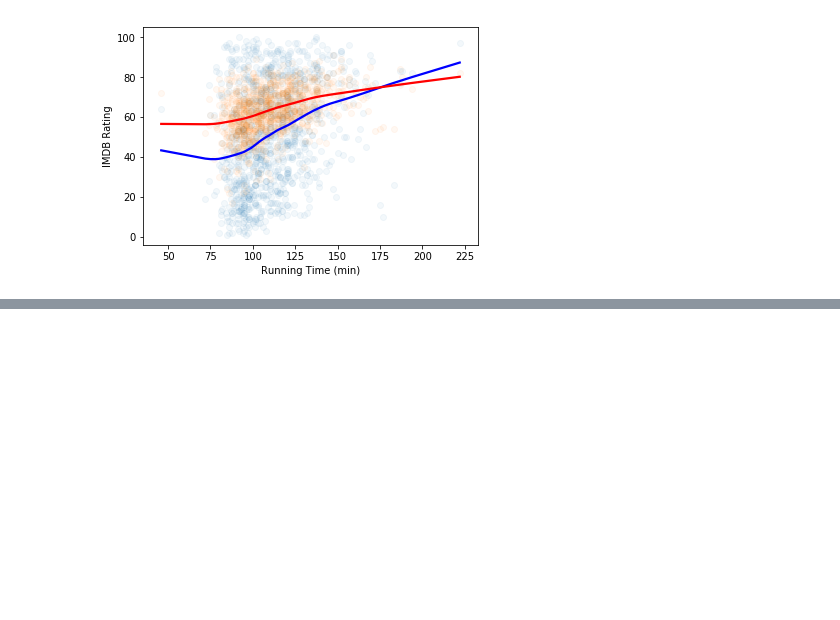
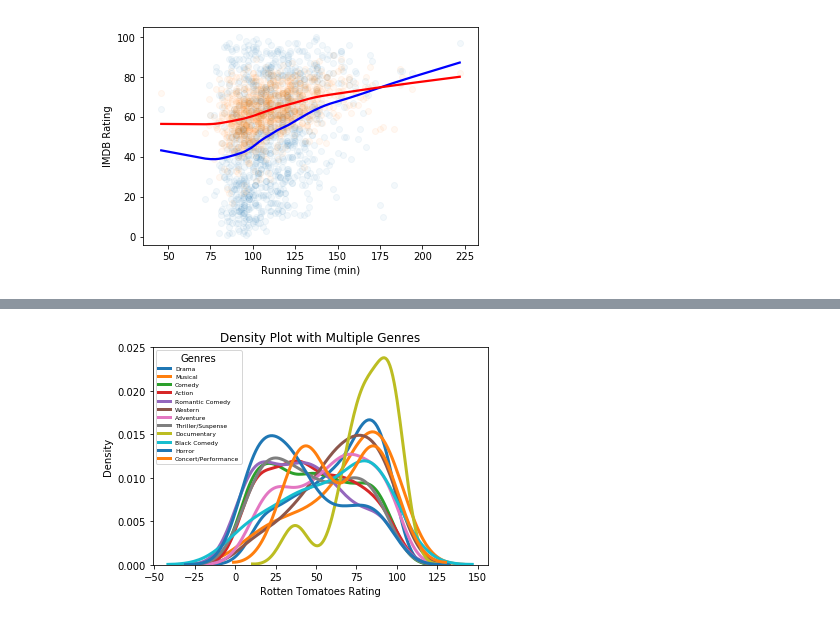
Before and after one commit to SilviaJIR/User-vs-Critics-on-Movie-Ratings, a Jupyter notebook: DataScrapingRottonTomatoes.ipynb, the cells around one changed output, grey strips where cells are left out. Cells and saved outputs as stored; diff of their text form; code cells hidden in the pictures; blank space fills up the shorter version.

```diff
--- a/DataScrapingRottonTomatoes.ipynb
+++ b/DataScrapingRottonTomatoes.ipynb
@@ -198,0 +229,6 @@ sns.regplot(x='Running Time (min)', y='IMDB Rating', data=df_runtime, lowess=Tru
+# %%
+#the plot based on Rotten Tomatoes Rating of all genres
+density_rating('Rotten Tomatoes Rating')
+#Most RT raters think that Documentary has a score of around 90-95
+# %% [output]
+[figure, added]
```
Also changed, not shown: parts of 25 cells of this notebook.
